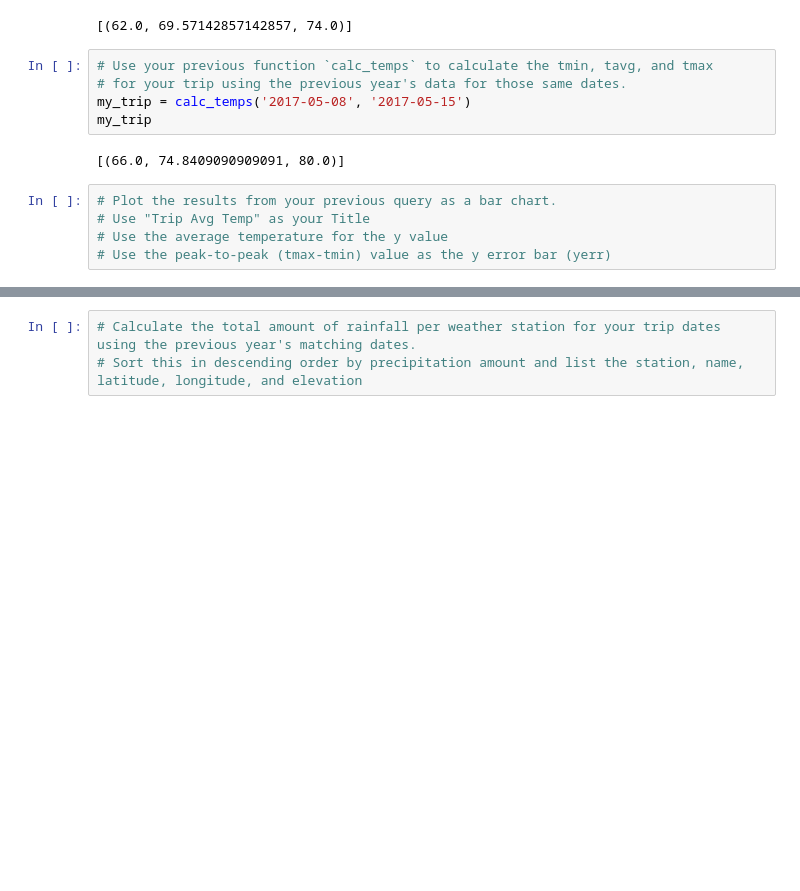
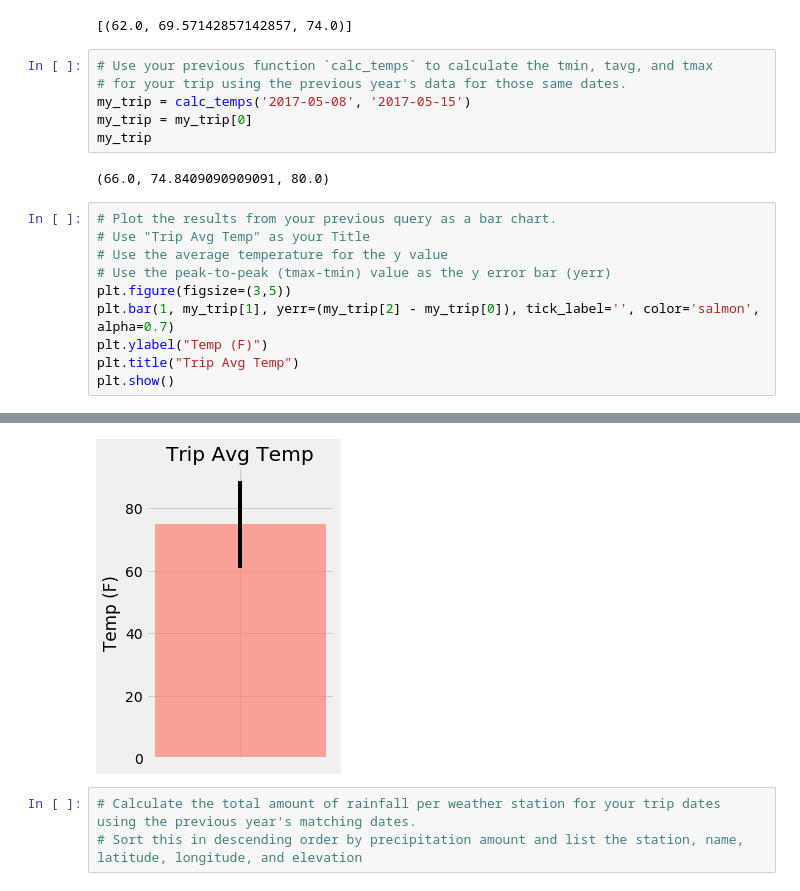
Before and after one commit to ticalisoul/Unit-10-SQLAlchemy-Homework, a Jupyter notebook: climate_starter.ipynb, the cells around one changed output, grey strips where cells are left out. Cells and saved outputs as stored; diff of their text form; blank space fills up the shorter version.

```diff
--- a/climate_starter.ipynb
+++ b/climate_starter.ipynb
@@ -189,12 +189,18 @@ print(calc_temps('2012-02-28', '2012-03-05'))
 # Use your previous function `calc_temps` to calculate the tmin, tavg, and tmax
 # for your trip using the previous year's data for those same dates.
 my_trip = calc_temps('2017-05-08', '2017-05-15')
+my_trip = my_trip[0]
 my_trip
 # %% [output]
-[(66.0, 74.8409090909091, 80.0)]
+(66.0, 74.8409090909091, 80.0)
 # %%
 # Plot the results from your previous query as a bar chart.
 # Use "Trip Avg Temp" as your Title
 # Use the average temperature for the y value
 # Use the peak-to-peak (tmax-tmin) value as the y error bar (yerr)
+plt.figure(figsize=(3,5))
+plt.bar(1, my_trip[1], yerr=(my_trip[2] - my_trip[0]), tick_label='', color='salmon', alpha=0.7)
+plt.ylabel("Temp (F)")
+plt.title("Trip Avg Temp")
+plt.show()
 # %% [output]
@@ -203,3 +207,4 @@ my_trip
+[figure, added]
 # %%
 # Calculate the total amount of rainfall per weather station for your trip dates using the previous year's matching dates.
 # Sort this in descending order by precipitation amount and list the station, name, latitude, longitude, and elevation
```
Also changed, not shown: parts of 2 cells of this notebook, 1 other file.
